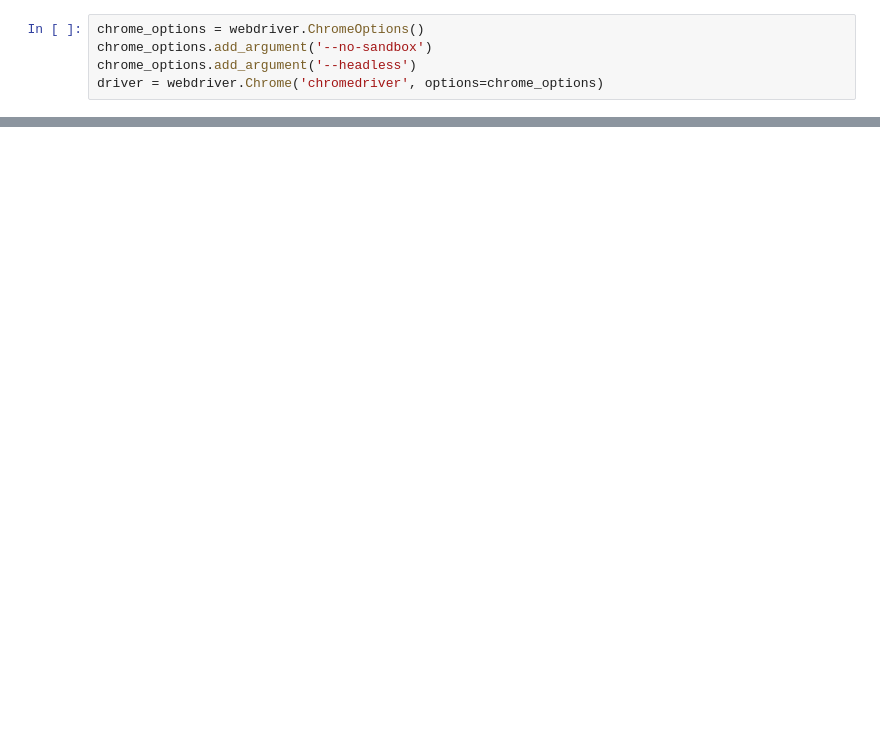
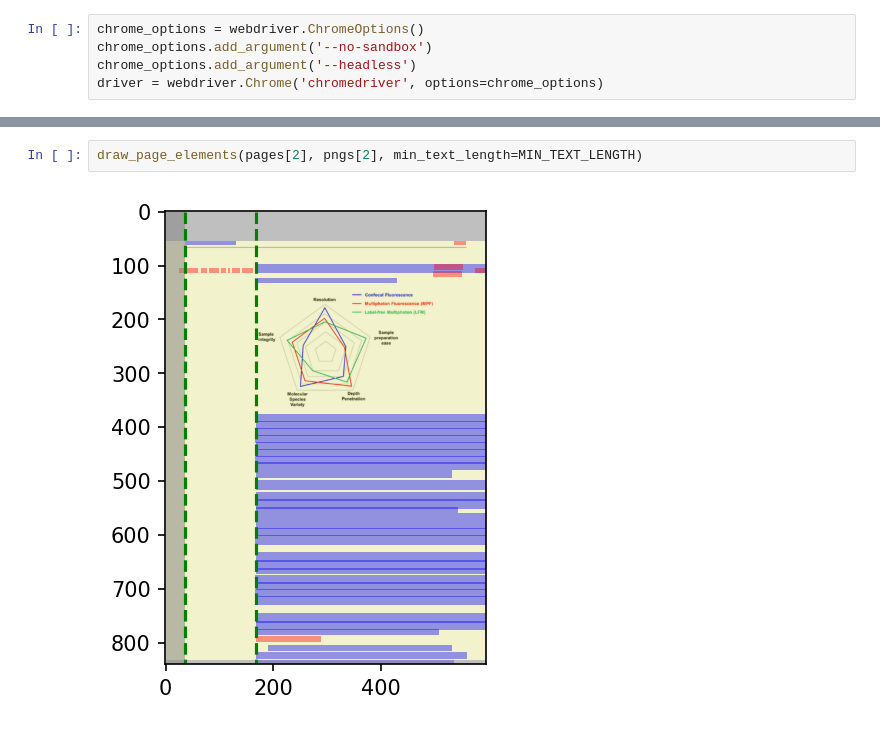
Before and after one commit to pengyuanli/PDFigCapX, a Jupyter notebook: nb/layout.ipynb, the cells around one changed output, grey strips where cells are left out. Saved outputs shown, nothing was run; the diff lists cells and outputs as text; blank space fills up the shorter version.

```diff
--- a/nb/layout.ipynb
+++ b/nb/layout.ipynb
@@ -231,0 +125,4 @@ x_bar_right
+# %%
+draw_page_elements(pages[2], pngs[2], min_text_length=MIN_TEXT_LENGTH)
+# %% [output]
+[figure, added]
```
Also changed, not shown: parts of 28 cells of this notebook, 39 other files.
